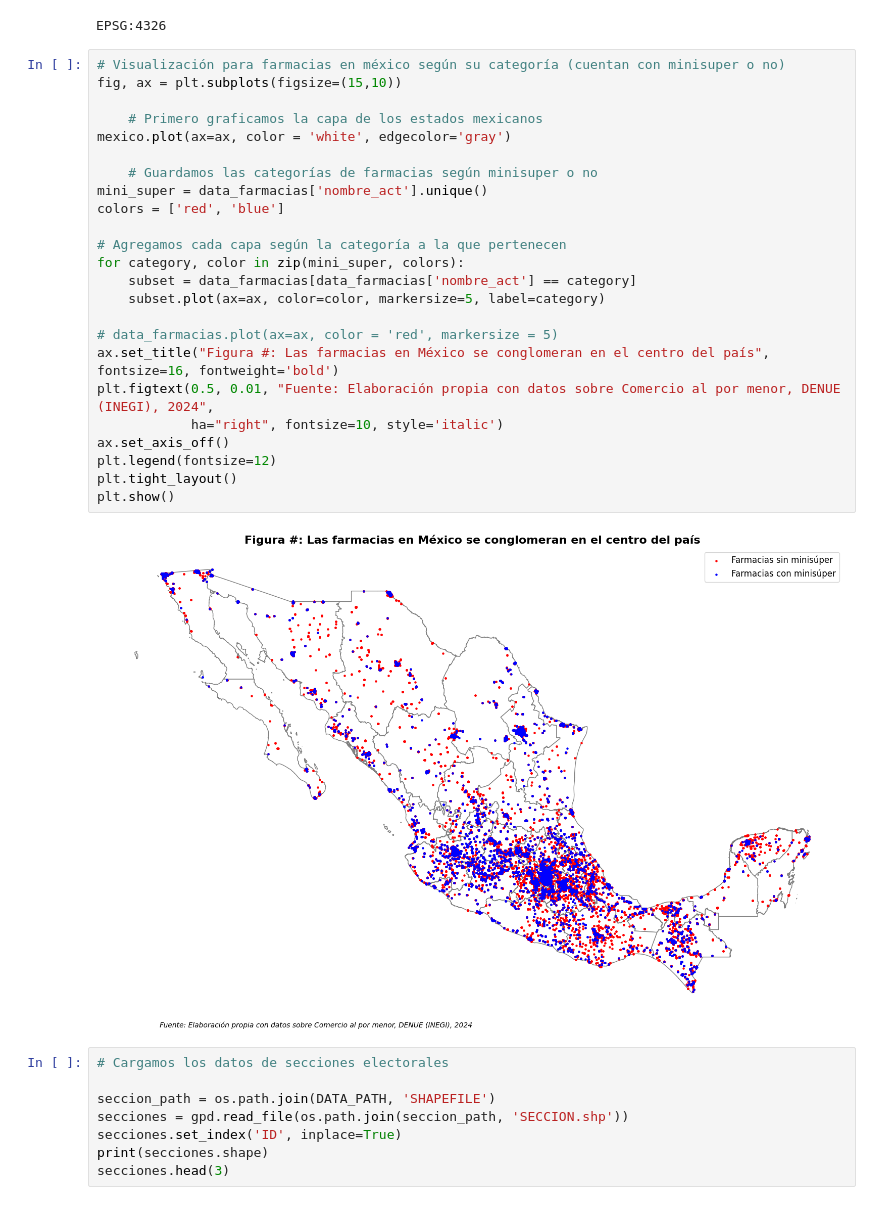
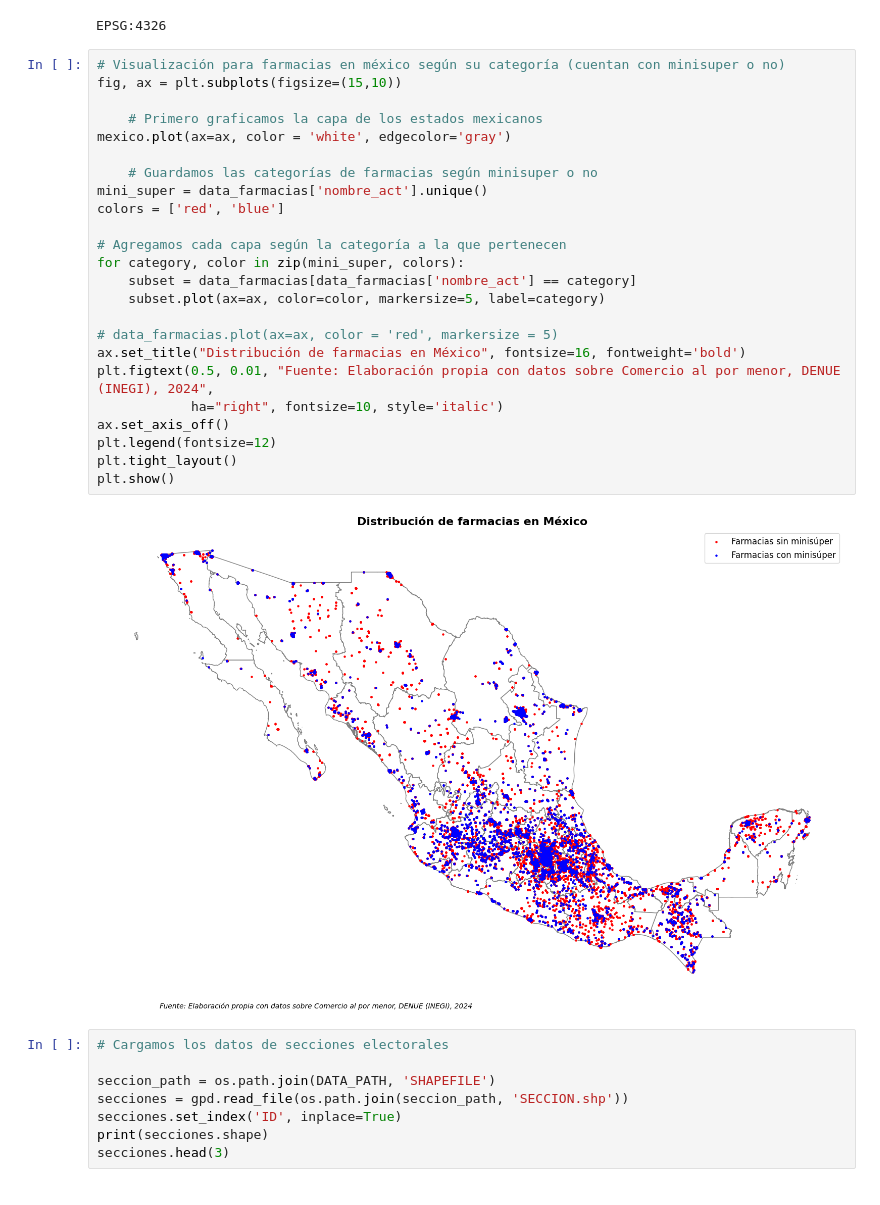
Before and after one commit to guillermoArr/Dataton_2024, a Jupyter notebook: src/puntos_interes.ipynb, the cells around one changed output. Cells and saved outputs as stored; diff of their text form.

```diff
--- a/src/puntos_interes.ipynb
+++ b/src/puntos_interes.ipynb
@@ -212,29 +212,29 @@ EPSG:4326
 # %%
 # Visualización para farmacias en méxico según su categoría (cuentan con minisuper o no)
 fig, ax = plt.subplots(figsize=(15,10))
 
     # Primero graficamos la capa de los estados mexicanos
 mexico.plot(ax=ax, color = 'white', edgecolor='gray')
 
     # Guardamos las categorías de farmacias según minisuper o no
 mini_super = data_farmacias['nombre_act'].unique()
 colors = ['red', 'blue']
 
 # Agregamos cada capa según la categoría a la que pertenecen
 for category, color in zip(mini_super, colors):
     subset = data_farmacias[data_farmacias['nombre_act'] == category]
     subset.plot(ax=ax, color=color, markersize=5, label=category)
 
 # data_farmacias.plot(ax=ax, color = 'red', markersize = 5)
-ax.set_title("Figura #: Las farmacias en México se conglomeran en el centro del país", fontsize=16, fontweight='bold')
+ax.set_title("Distribución de farmacias en México", fontsize=16, fontweight='bold')
 plt.figtext(0.5, 0.01, "Fuente: Elaboración propia con datos sobre Comercio al por menor, DENUE (INEGI), 2024",
             ha="right", fontsize=10, style='italic')
 ax.set_axis_off()
 plt.legend(fontsize=12)
 plt.tight_layout()
 plt.show()
 # %% [output]
-[figure, old version]
+[figure, new version]
 # %%
 # Cargamos los datos de secciones electorales
 
```
Also changed, not shown: parts of 16 cells of this notebook, 2 other files.
